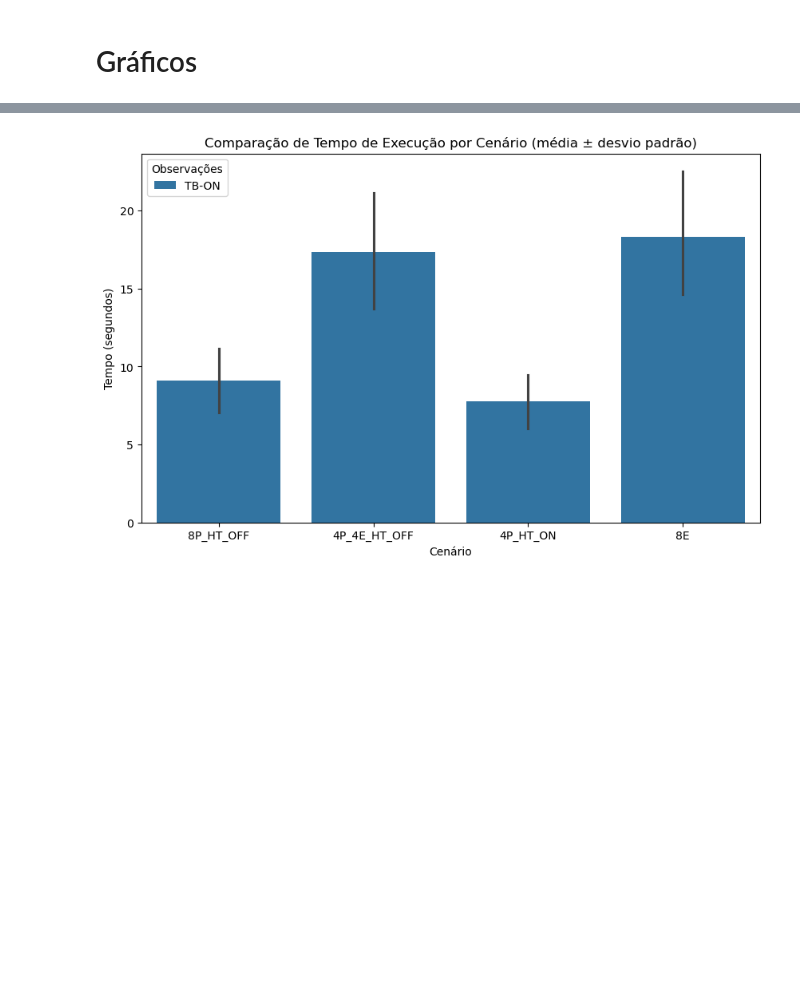
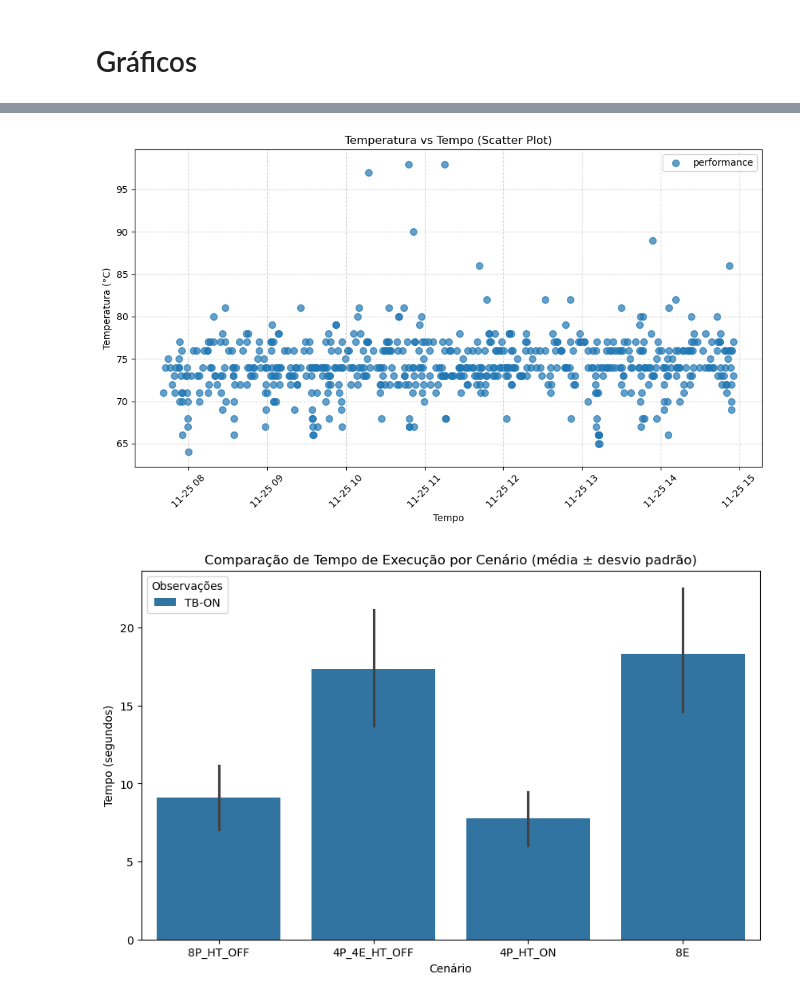
Before and after one commit to jlggross/TF-cmp223, a Jupyter notebook: 03-Final/03.1-Implementacao-Multiprocessing.ipynb, the cells around one changed output, grey strips where cells are left out. Saved outputs shown, nothing was run; the diff lists cells and outputs as text; code cells hidden in the pictures; blank space fills up the shorter version.

```diff
--- a/03-Final/03.1-Implementacao-Multiprocessing.ipynb
+++ b/03-Final/03.1-Implementacao-Multiprocessing.ipynb
@@ -466,3 +537,36 @@ Todos os experimentos do plano foram concluídos.
+# %%
+import pandas as pd
+import matplotlib.pyplot as plt
+
+# 1. Preparação
+df = pd.read_csv('exp01-multiprocessing/result_exp_multiprocessing_20251125_073926.csv') # Com Turbo Bost
+df['Timestamp'] = pd.to_datetime(df['Timestamp'])
+
+plt.figure(figsize=(10, 6))
+
+governors = df['Executed_Governor'].unique()
+
+for gov in governors:
+    subset = df[df['Executed_Governor'] == gov]
+
+    plt.scatter(
+        subset['Timestamp'],
+        subset['Temp°C'],
+        label=gov,
+        alpha=0.7,  # Deixa o ponto meio transparente (bom se tiver muitos pontos amontoados)
+        s=50        # Tamanho do ponto (size)
+    )
+
+plt.title('Temperatura vs Tempo (Scatter Plot)')
+plt.xlabel('Tempo')
+plt.ylabel('Temperatura (°C)')
+plt.legend()
+plt.grid(True, linestyle='--', alpha=0.5)
+plt.xticks(rotation=45)
+plt.tight_layout()
+plt.show()
+# %% [output]
+[figure, added]
 # %%
 import pandas as pd
 import matplotlib.pyplot as plt
```
Also changed, not shown: parts of 3 cells of this notebook, 4 other files.
